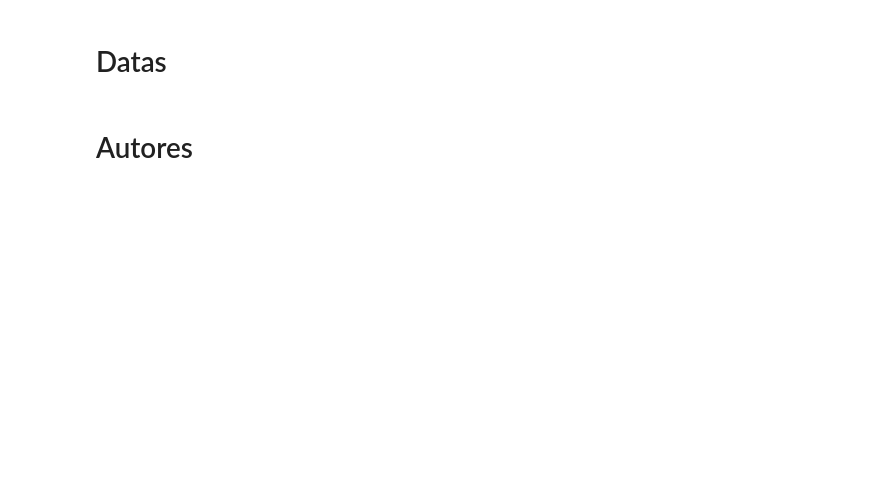
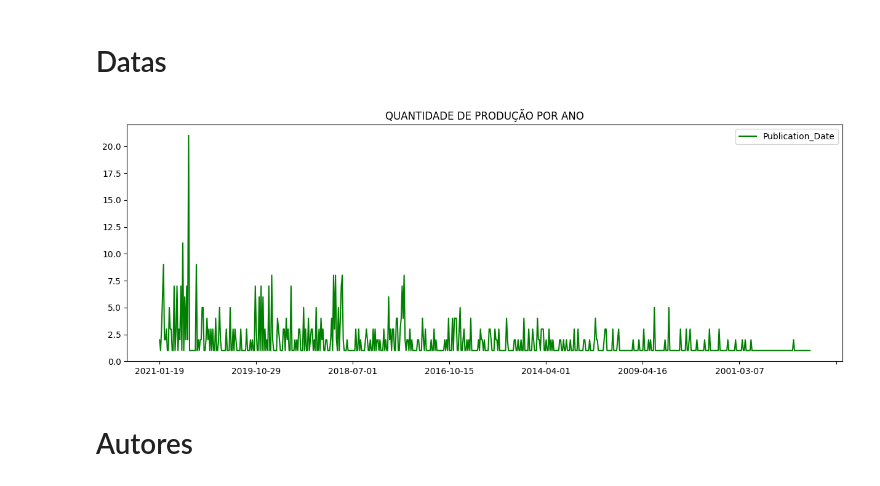
Before and after one commit to Jessesantoz/An-lise-dados-de-livros, a Jupyter notebook: Books_kids.ipynb, the cells around one changed output. Saved outputs shown, nothing was run; the diff lists cells and outputs as text; code cells hidden in the pictures; blank space fills up the shorter version.

```diff
--- a/Books_kids.ipynb
+++ b/Books_kids.ipynb
@@ -26,4 +155,14 @@ df.tail()
 # %% [markdown]
 # Datas
+# %%
+data = df['Publication_Date'].value_counts().sort_index(ascending=False)
+# %%
+data.plot(color='green')
+plt.legend(bbox_to_anchor=(1.0, 1), loc=0)
+plt.rcParams['figure.figsize'] = (15, 5)
+plt.title ('QUANTIDADE DE PRODUÇÃO POR ANO')
+plt.show()
+# %% [output]
+[figure, added]
 # %% [markdown]
 # Autores
```
Also changed, not shown: parts of 13 cells of this notebook.
